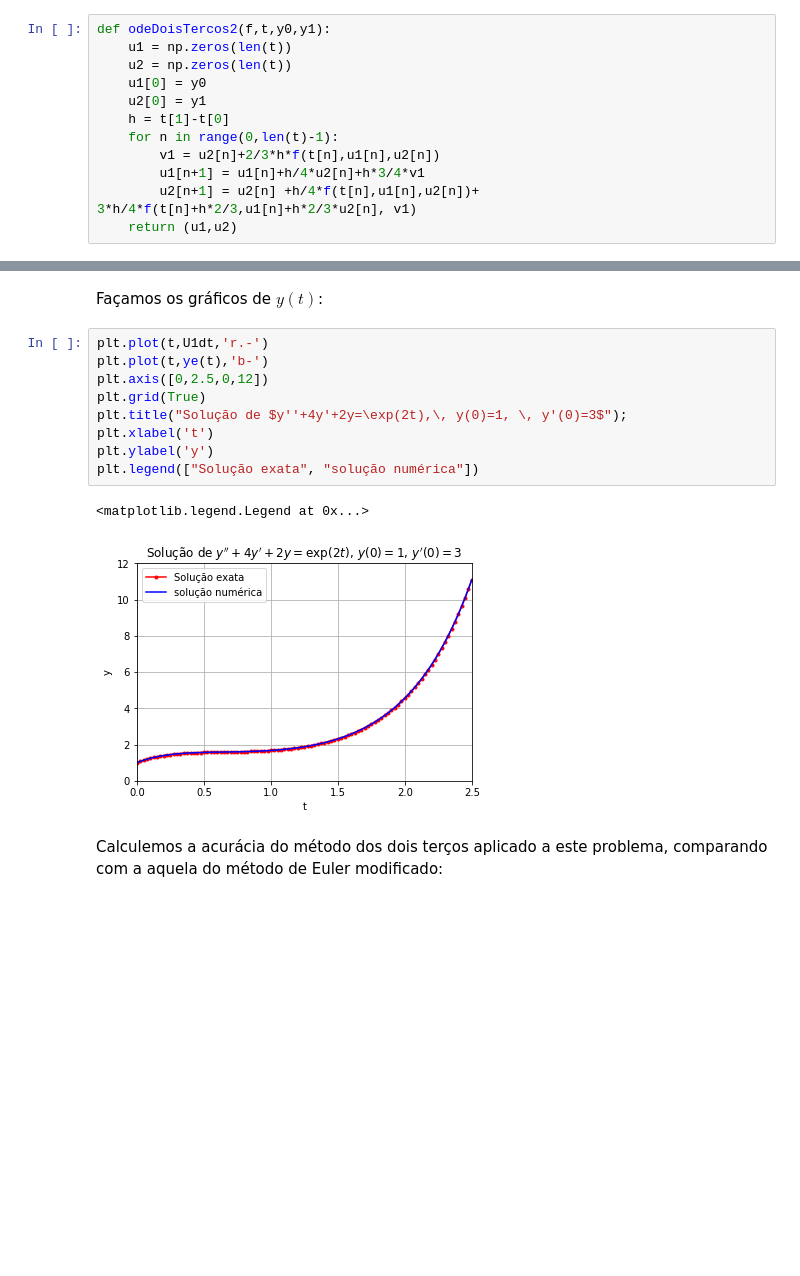
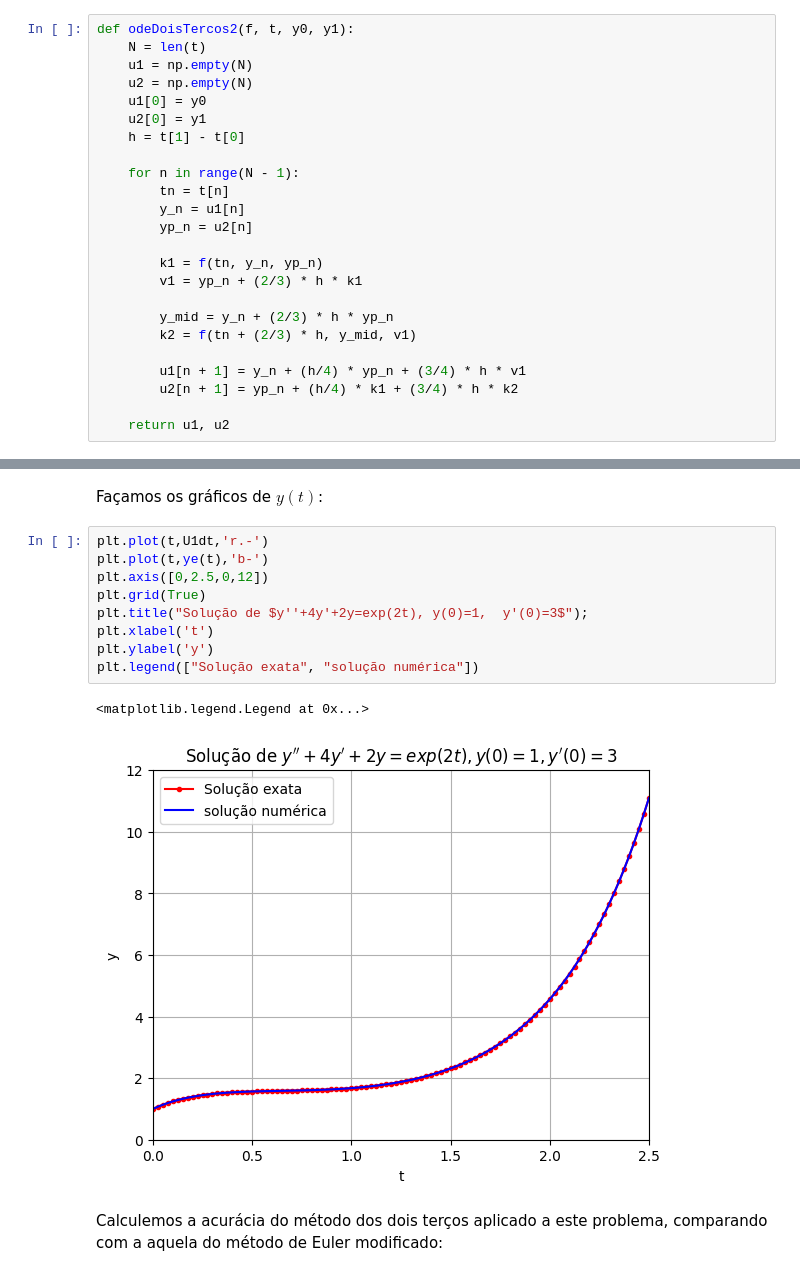
Before and after one commit to fernandodeeke/can2025, a Jupyter notebook: metodos_2_ordem.ipynb, the cells around one changed output, grey strips where cells are left out. Cells and saved outputs as stored; diff of their text form; blank space fills up the shorter version.

```diff
--- a/metodos_2_ordem.ipynb
+++ b/metodos_2_ordem.ipynb
@@ -465,17 +495,29 @@ y1 = 3
 # %% [markdown]
 Definimos o a função que implementa o método:
 # %%
-def odeDoisTercos2(f,t,y0,y1):
-    u1 = np.zeros(len(t))
-    u2 = np.zeros(len(t))
+def odeDoisTercos2(f, t, y0, y1):
+    N = len(t)
+    u1 = np.empty(N)
+    u2 = np.empty(N)
     u1[0] = y0
     u2[0] = y1
-    h = t[1]-t[0]
-    for n in range(0,len(t)-1):
-        v1 = u2[n]+2/3*h*f(t[n],u1[n],u2[n])
-        u1[n+1] = u1[n]+h/4*u2[n]+h*3/4*v1
-        u2[n+1] = u2[n] +h/4*f(t[n],u1[n],u2[n])+ 3*h/4*f(t[n]+h*2/3,u1[n]+h*2/3*u2[n], v1)
-    return (u1,u2)
+    h = t[1] - t[0]
+
+    for n in range(N - 1):
+        tn = t[n]
+        y_n = u1[n]
+        yp_n = u2[n]
+
+        k1 = f(tn, y_n, yp_n)
+        v1 = yp_n + (2/3) * h * k1
+
+        y_mid = y_n + (2/3) * h * yp_n
+        k2 = f(tn + (2/3) * h, y_mid, v1)
+
+        u1[n + 1] = y_n + (h/4) * yp_n + (3/4) * h * v1
+        u2[n + 1] = yp_n + (h/4) * k1 + (3/4) * h * k2
+
+    return u1, u2
 # %% [markdown]
 Determinemos a solução numérica:
 # %%
@@ -489,15 +531,15 @@ Façamos os gráficos de $y(t)$:
 # %%
 plt.plot(t,U1dt,'r.-')
 plt.plot(t,ye(t),'b-')
 plt.axis([0,2.5,0,12])
 plt.grid(True)
-plt.title("Solução de $y''+4y'+2y=\exp(2t),\, y(0)=1, \, y'(0)=3$");
+plt.title("Solução de $y''+4y'+2y=exp(2t), y(0)=1,  y'(0)=3$");
 plt.xlabel('t')
 plt.ylabel('y')
 plt.legend(["Solução exata", "solução numérica"])
 # %% [output]
 <matplotlib.legend.Legend at 0x...>
-[figure, old version]
+[figure, new version]
 # %% [markdown]
 Calculemos a acurácia do método dos dois terços aplicado a este problema, comparando com a aquela do método de Euler modificado:
 # %%
```
Also changed, not shown: parts of 14 cells of this notebook.
